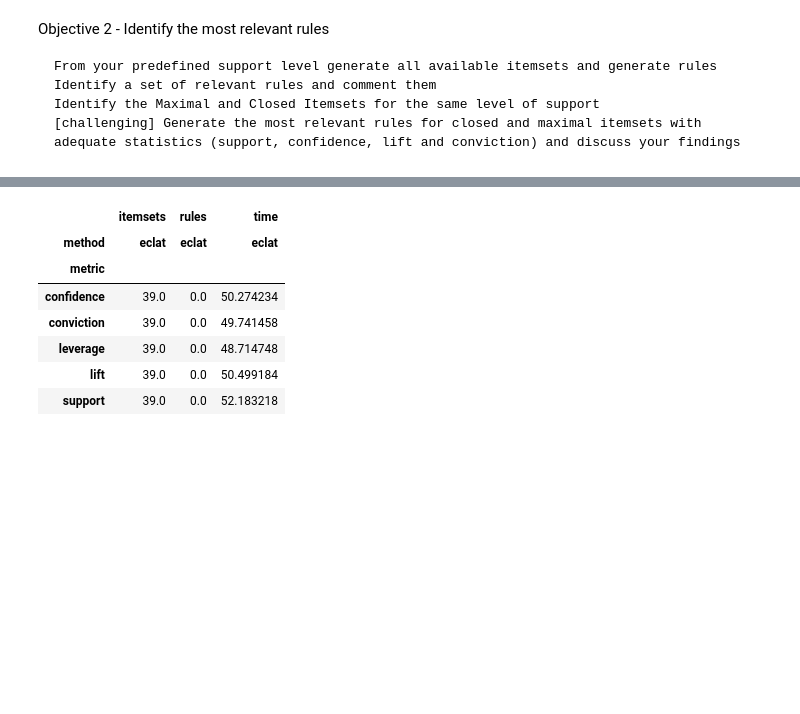
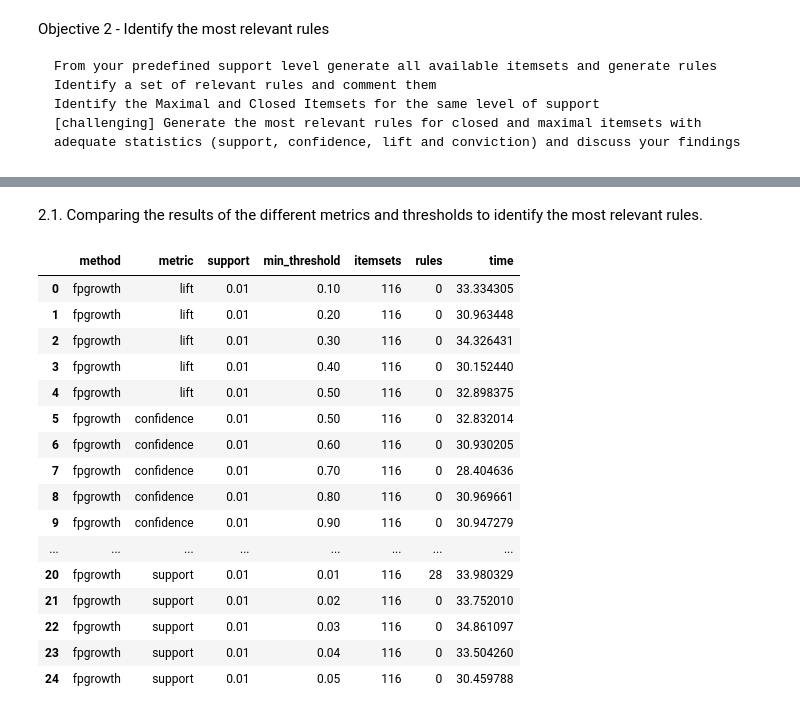
Before and after one commit to AntunesCSR/DM_Group_Project, a Jupyter notebook: HA2/data/HA2_catia.ipynb, the cells around one changed output, grey strips where cells are left out. Cells and saved outputs as stored; diff of their text form; code cells hidden in the pictures; blank space fills up the shorter version.

```diff
--- a/HA2/data/HA2_catia.ipynb
+++ b/HA2/data/HA2_catia.ipynb
@@ -207 +194,3 @@ FI_eclat
+# %% [markdown]
+2.1. Comparing the results of the different metrics and thresholds to identify the most relevant rules.
 # %%
@@ -232,17 +211,55 @@ for metric in metrics:
+# %%
+# FPGrowth with 0.01 support level and different metrics and min_thresholds
+support = 0.01
+method = 'fpgrowth'
+
+# Define a list of metrics and min_thresholds to test
+metrics = ['lift', 'confidence', 'conviction', 'leverage', 'support']
+lift_min_thresholds = [0.1, 0.2, 0.3, 0.4, 0.5] # 0.1 to 5, with a step size of 0.1
+confidence_min_thresholds = [0.5, 0.6, 0.7, 0.8, 0.9] # 0.5 and 0.9, with increments of 0.1
+conviction_min_thresholds = [0, 0.1, 0.2, 0.3, 0.4]  #0 and infinity, with increments of 0.1 or 0.01.
+leverage_min_thresholds = [-0.1, -0.05, 0, 0.05, 0.1] # -1 and 1, with increments of 0.1 or 0.05.
+support_min_thresholds = [0.01, 0.02, 0.03, 0.04, 0.05] # 0 and 1, with increments of 0.01
+
+# Loop over the different metrics and min_thresholds, and generate itemsets and rules for each combination
+results = []
+for metric in metrics:
+    if metric == 'lift':
+        thresholds = lift_min_thresholds
+    elif metric == 'confidence':
+        thresholds = confidence_min_thresholds
+    elif metric == 'conviction':
+        thresholds = conviction_min_thresholds
+    elif metric == 'leverage':
+        thresholds = leverage_min_thresholds
+    elif metric == 'support':
+        thresholds = support_min_thresholds
+    else:
+        raise ValueError(f"Invalid metric: {metric}")
+
+    for min_threshold in thresholds:
+        itemsets_count, rules_count, time_elapsed = generate_itemsets_and_rules(method, support, metric, min_threshold)
+        results.append((method, metric, support, min_threshold, itemsets_count, rules_count, time_elapsed))
 # %%
-# Save the results to a csv file
-results_df = pd.DataFrame(results, columns=['method', 'metric', 'support', 'itemsets', 'rules', 'time'])
-results_df.to_csv('Time_Efficiency_Results.csv', index=False, folder='Outputs')
+# Dataframe of the results for FPGrowth with 0.01 support level and different metrics and min_thresholds
+results_df = pd.DataFrame(results, columns=['method', 'metric', 'support', 'min_threshold', 'itemsets', 'rules', 'time'])
+results_df.to_csv('Outputs/FPGrowth_Metrics.csv', index=False)
+results_df
+# %% [output]
+|  | method | metric | support | min_threshold | itemsets | rules | time |
+| 0 | fpgrowth | lift | 0.01 | 0.10 | 116 | 0 | 33.334305 |
+| 1 | fpgrowth | lift | 0.01 | 0.20 | 116 | 0 | 30.963448 |
+| 2 | fpgrowth | lift | 0.01 | 0.30 | 116 | 0 | 34.326431 |
+| 3 | fpgrowth | lift | 0.01 | 0.40 | 116 | 0 | 30.152440 |
+| 4 | fpgrowth | lift | 0.01 | 0.50 | 116 | 0 | 32.898375 |
+| 5 | fpgrowth | confidence | 0.01 | 0.50 | 116 | 0 | 32.832014 |
+| 6 | fpgrowth | confidence | 0.01 | 0.60 | 116 | 0 | 30.930205 |
+| 7 | fpgrowth | confidence | 0.01 | 0.70 | 116 | 0 | 28.404636 |
+| 8 | fpgrowth | confidence | 0.01 | 0.80 | 116 | 0 | 30.969661 |
+| 9 | fpgrowth | confidence | 0.01 | 0.90 | 116 | 0 | 30.947279 |
+| ... | ... | ... | ... | ... | ... | ... | ... |
+| 20 | fpgrowth | support | 0.01 | 0.01 | 116 | 28 | 33.980329 |
+| 21 | fpgrowth | support | 0.01 | 0.02 | 116 | 0 | 33.752010 |
+| 22 | fpgrowth | support | 0.01 | 0.03 | 116 | 0 | 34.861097 |
+| 23 | fpgrowth | support | 0.01 | 0.04 | 116 | 0 | 33.504260 |
+| 24 | fpgrowth | support | 0.01 | 0.05 | 116 | 0 | 30.459788 |
-# %%
-# PLot of how many rules are generated by the different metrics
-results_df = pd.DataFrame(results, columns=['method', 'metric', 'support', 'itemsets', 'rules', 'time'])
-results_df.pivot(index='metric', columns='method', values=['itemsets', 'rules', 'time'])
-# %% [output]
-|  | itemsets | rules | time |
-| method | eclat | eclat | eclat |
-| metric |  |  |  |
-| confidence | 39.0 | 0.0 | 50.274234 |
-| conviction | 39.0 | 0.0 | 49.741458 |
-| leverage | 39.0 | 0.0 | 48.714748 |
-| lift | 39.0 | 0.0 | 50.499184 |
-| support | 39.0 | 0.0 | 52.183218 |
```
Also changed, not shown: parts of 16 cells of this notebook, 5 other files.
